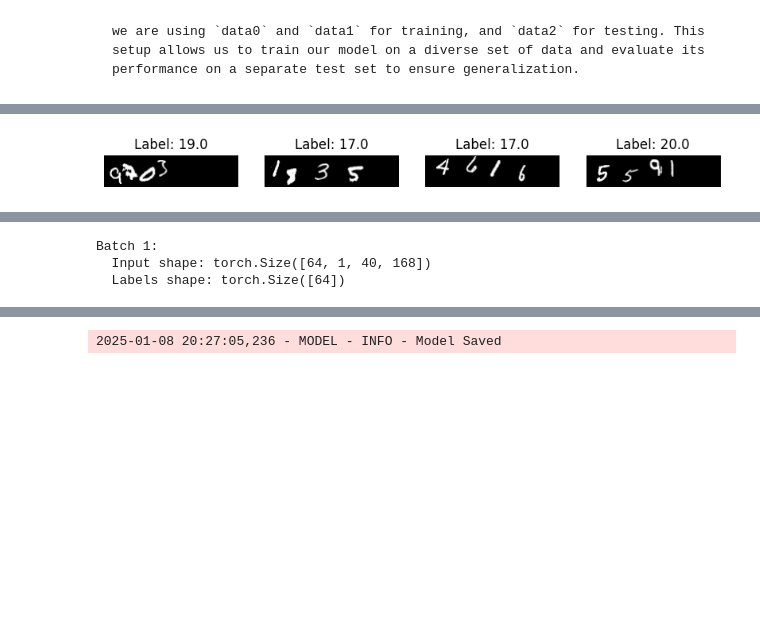
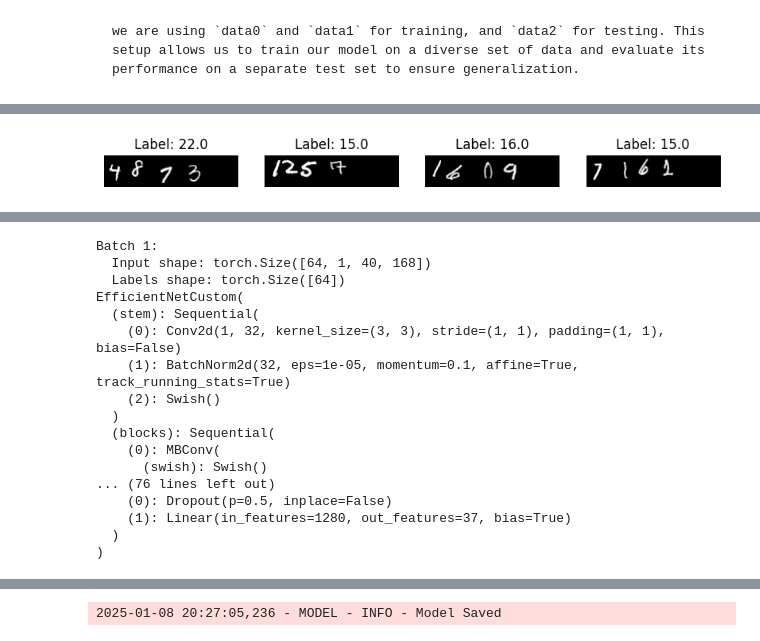
Before and after one commit to MLNS-Deep-Learning-Assignment/deep-learning-assignment-Autrio, a Jupyter notebook: src/training.ipynb, the cells around one changed output, grey strips where cells are left out. Saved outputs shown, nothing was run; the diff lists cells and outputs as text; code cells hidden in the pictures; blank space fills up the shorter version.

```diff
--- a/src/training.ipynb
+++ b/src/training.ipynb
@@ -218,7 +309,8 @@ class Model:
 data = load_data()
 visualize(data["test_dataloader"],data["train_dataloader"])
 
-net = CNN()
+# net = CNN()
+net = EfficientNetCustom(num_classes=37)
 device = torch.device("cuda:0" if torch.cuda.is_available() else "cpu")
 criterion = nn.CrossEntropyLoss()
 optim = optim.Adam(net.parameters(), lr=0.003)
@@ -231 +323 @@ model.train(epochs=50,lr=0.003)
-[figure, old version]
+[figure, new version]
@@ -235,3 +327,17 @@ model.train(epochs=50,lr=0.003)
 Batch 1:
   Input shape: torch.Size([64, 1, 40, 168])
   Labels shape: torch.Size([64])
+EfficientNetCustom(
+  (stem): Sequential(
+    (0): Conv2d(1, 32, kernel_size=(3, 3), stride=(1, 1), padding=(1, 1), bias=False)
+    (1): BatchNorm2d(32, eps=1e-05, momentum=0.1, affine=True, track_running_stats=True)
+    (2): Swish()
+  )
+  (blocks): Sequential(
+    (0): MBConv(
+      (swish): Swish()
+... (76 lines left out)
+    (0): Dropout(p=0.5, inplace=False)
+    (1): Linear(in_features=1280, out_features=37, bias=True)
+  )
+)
```
Also changed, not shown: parts of 3 cells of this notebook, 5 other files.
